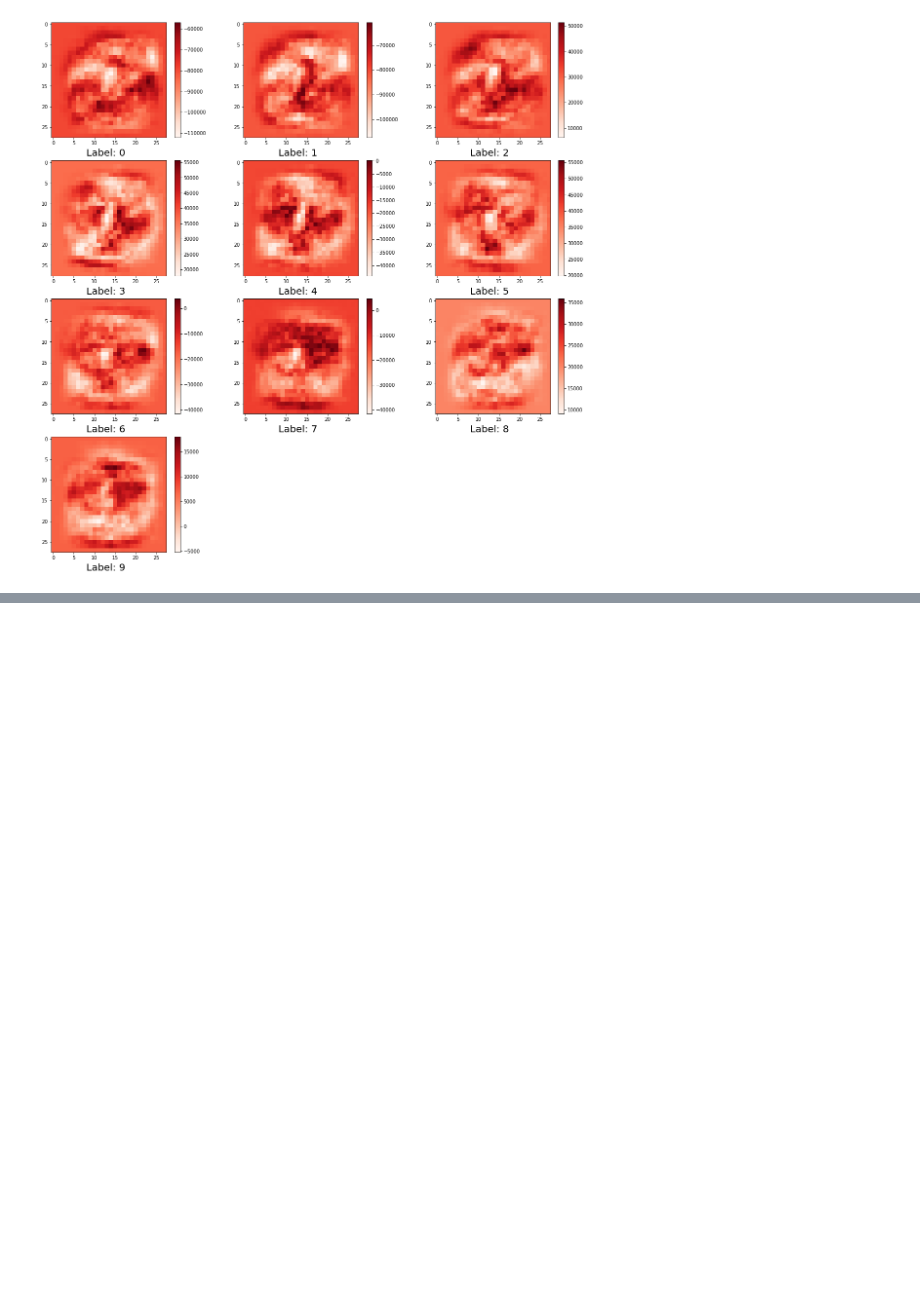
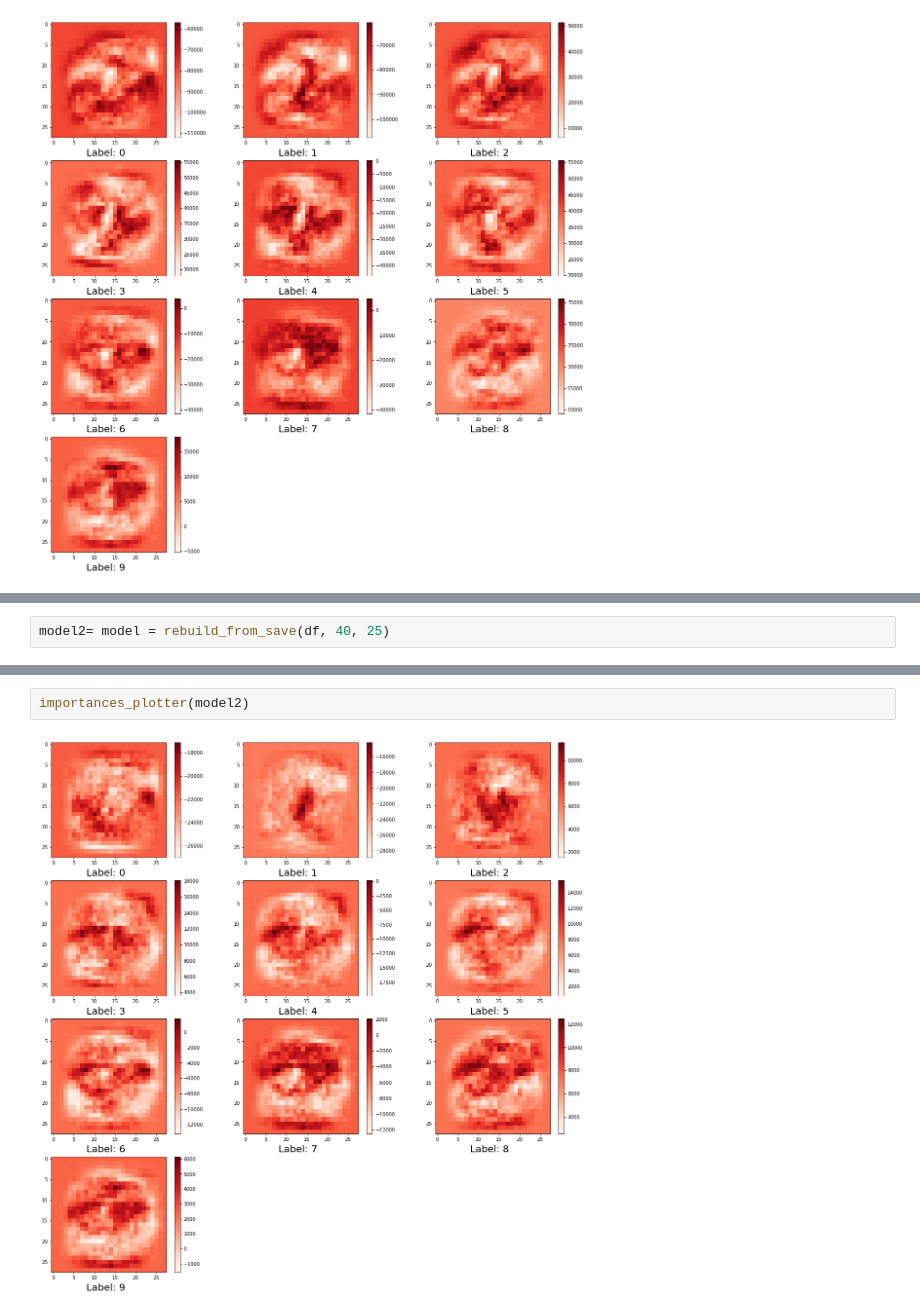
Before and after one commit to James-Brooke/Study, a Jupyter notebook: PyTorch/Looking inside the most resistant models.ipynb, the cells around one changed output, grey strips where cells are left out. Saved outputs shown, nothing was run; the diff lists cells and outputs as text; blank space fills up the shorter version.

```diff
--- a/PyTorch/Looking inside the most resistant models.ipynb
+++ b/PyTorch/Looking inside the most resistant models.ipynb
@@ -223,0 +241,2 @@ importances_plotter(model)
+# %%
+model2= model = rebuild_from_save(df, 40, 25)
@@ -223,0 +254,4 @@ importances_plotter(model)
+# %%
+importances_plotter(model2)
+# %% [output]
+[figure, added]
```
Also changed, not shown: parts of 14 cells of this notebook.
